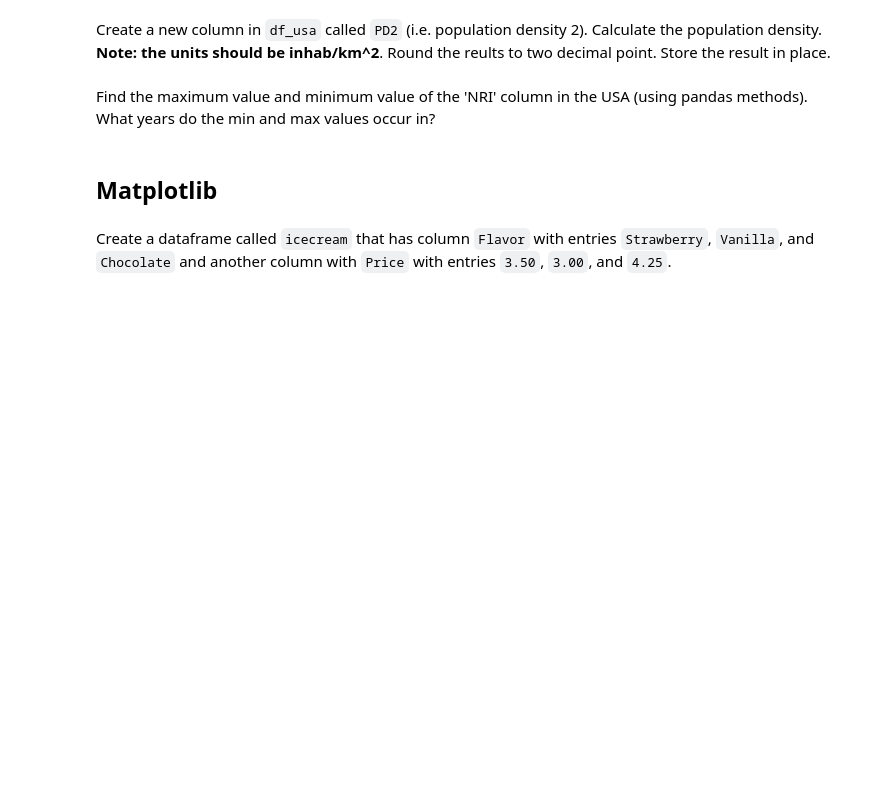
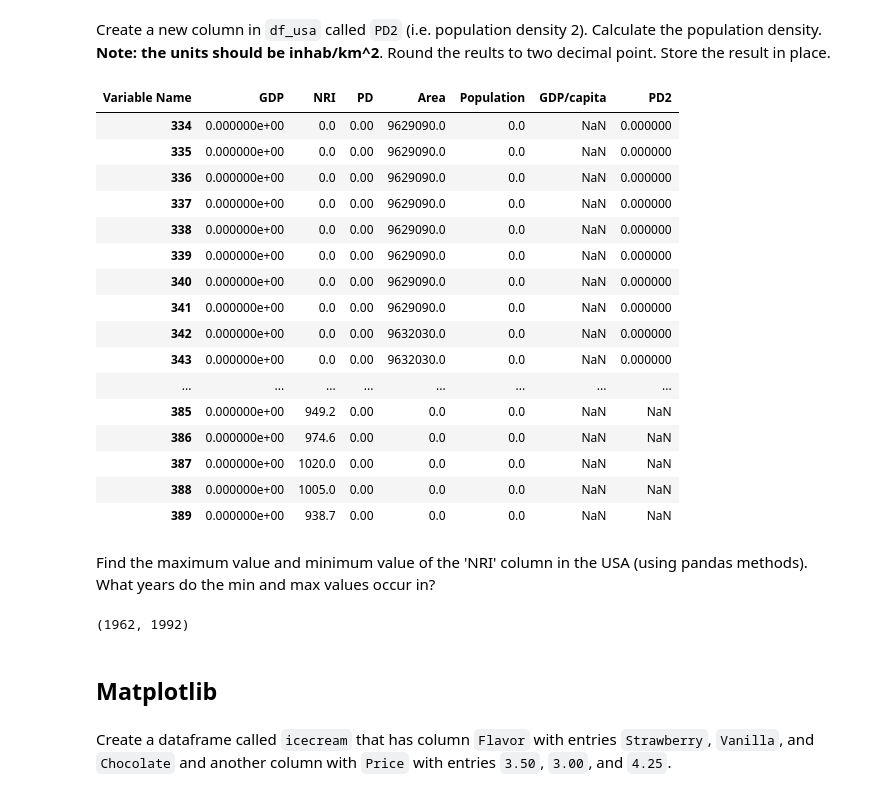
Before and after one commit to AshisGhosh/ashisghosh_data_x_s18, a Jupyter notebook: hw/hw1/Data-X HW1 Sp18.ipynb, the cells around one changed output. Drawn from its saved outputs; the diff is of its cells as text; code cells hidden in the pictures; blank space fills up the shorter version.

```diff
--- a/hw/hw1/Data-X HW1 Sp18.ipynb
+++ b/hw/hw1/Data-X HW1 Sp18.ipynb
@@ -180,2 +473,5 @@ df_usa.head()
 # %% [markdown]
 Rename the corresponding columns to ['GDP','NRI','PD','Area','Population'].
+# %%
+df_usa = df_usa.rename(columns = {'Gross Domestic Product (GDP)':'GDP', 'National Rainfall Index (NRI)':'NRI', 'Population density': 'PD', 'Total area of the country':'Area', 'Total population':'Population'});
+df_usa
@@ -182,6 +496,6 @@ Rename the corresponding columns to ['GDP','NRI','PD','Area','Population'].
 # %% [markdown]
 Print the output of `df_usa.isnull().sum()`. This gives us the number of NAN values in each column. Replace the NAN values by 0, using `df_usa=df_usa.fillna(0)`. Print the output of `df_usa.isnull().sum()` again.
 # %%
-print("Number of NAN values before: ", )
-
-print("Number of NAN values after: ", )
+print("Number of NAN values before: ", df_usa.isnull().sum())
+df_usa=df_usa.fillna(0)
+print("Number of NAN values after: ",df_usa.isnull().sum() )
@@ -190,2 +525,4 @@ Calculate and print all the column averages and the column standard deviations.
 # %% [markdown]
 Using the `df_usa` dataframe, multiply the `Area` by 10 (so instead of 1000 ha, the unit becomes 100 ha = 1km^2). Store the result in place.
+# %%
+df_usa.loc[:,['Area']]*=10;df_usa
@@ -192,2 +547,4 @@ Using the `df_usa` dataframe, multiply the `Area` by 10 (so instead of 1000 ha,
 # %% [markdown]
 Create a new column in `df_usa` called `GDP/capita` and populate it with the calculated GDP per capita. Round the results to two decimal points. Store the result in place.
+# %%
+df_usa['GDP/capita'] = df_usa['GDP']/df_usa['Population'].round(2); df_usa
@@ -194,7 +569,32 @@ Create a new column in `df_usa` called `GDP/capita` and populate it with the cal
 # %% [markdown]
 Create a new column in `df_usa` called `PD2` (i.e. population density 2). Calculate the population density. **Note: the units should be inhab/km^2**. Round the reults to two decimal point. Store the result in place.
+# %%
+df_usa['PD2'] = df_usa['Population']/df_usa['Area'].round(2); df_usa
+# %% [output]
+| Variable Name | GDP | NRI | PD | Area | Population | GDP/capita | PD2 |
+| 334 | 0.000000e+00 | 0.0 | 0.00 | 9629090.0 | 0.0 | NaN | 0.000000 |
+| 335 | 0.000000e+00 | 0.0 | 0.00 | 9629090.0 | 0.0 | NaN | 0.000000 |
+| 336 | 0.000000e+00 | 0.0 | 0.00 | 9629090.0 | 0.0 | NaN | 0.000000 |
+| 337 | 0.000000e+00 | 0.0 | 0.00 | 9629090.0 | 0.0 | NaN | 0.000000 |
+| 338 | 0.000000e+00 | 0.0 | 0.00 | 9629090.0 | 0.0 | NaN | 0.000000 |
+| 339 | 0.000000e+00 | 0.0 | 0.00 | 9629090.0 | 0.0 | NaN | 0.000000 |
+| 340 | 0.000000e+00 | 0.0 | 0.00 | 9629090.0 | 0.0 | NaN | 0.000000 |
+| 341 | 0.000000e+00 | 0.0 | 0.00 | 9629090.0 | 0.0 | NaN | 0.000000 |
+| 342 | 0.000000e+00 | 0.0 | 0.00 | 9632030.0 | 0.0 | NaN | 0.000000 |
+| 343 | 0.000000e+00 | 0.0 | 0.00 | 9632030.0 | 0.0 | NaN | 0.000000 |
+| ... | ... | ... | ... | ... | ... | ... | ... |
+| 385 | 0.000000e+00 | 949.2 | 0.00 | 0.0 | 0.0 | NaN | NaN |
+| 386 | 0.000000e+00 | 974.6 | 0.00 | 0.0 | 0.0 | NaN | NaN |
+| 387 | 0.000000e+00 | 1020.0 | 0.00 | 0.0 | 0.0 | NaN | NaN |
+| 388 | 0.000000e+00 | 1005.0 | 0.00 | 0.0 | 0.0 | NaN | NaN |
+| 389 | 0.000000e+00 | 938.7 | 0.00 | 0.0 | 0.0 | NaN | NaN |
 # %% [markdown]
 Find the maximum value and minimum value of the 'NRI' column in the USA (using pandas methods). What years do the min and max values occur in?
+# %%
+# df_usa.describe().loc[:,['NRI']].loc[['min','max']]
+df1['Year'][df_usa['NRI'].idxmin()], df1['Year'][df_usa['NRI'].idxmax()]
+# %% [output]
+(1962, 1992)
 # %% [markdown]
 ## Matplotlib
 # %% [markdown]
```
Also changed, not shown: parts of 45 cells of this notebook.
